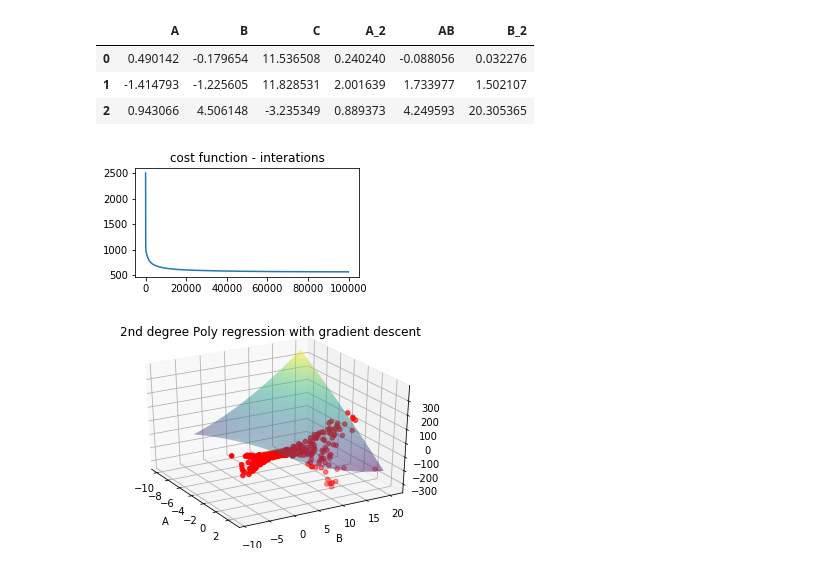
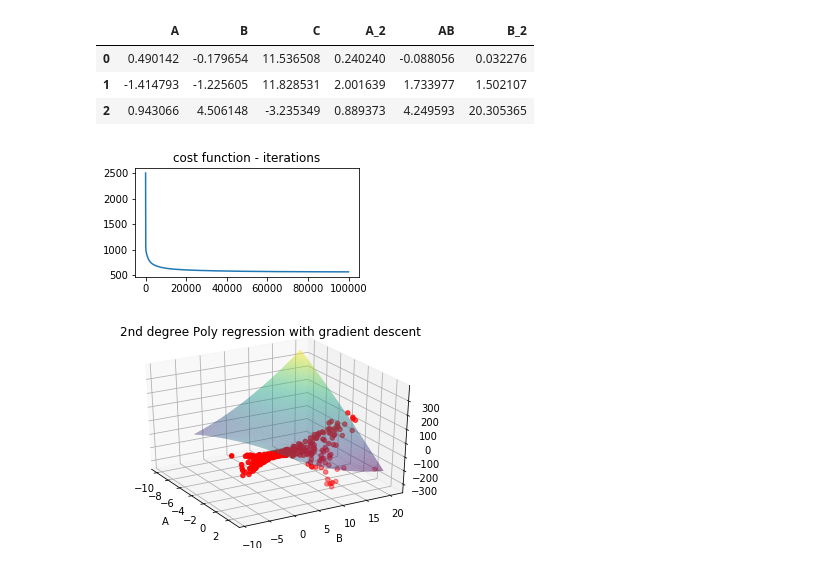
Before and after one commit to dayjang/Online_Test_M, a Jupyter notebook: moloco_q2.ipynb, the cells around one changed output. Drawn from its saved outputs; the diff is of its cells as text; code cells hidden in the pictures.

```diff
--- a/moloco_q2.ipynb
+++ b/moloco_q2.ipynb
@@ -195,35 +196,35 @@ theta = np.zeros([1,df_ori.shape[1]]).T
 alpha = 0.00005
 # number of interation
 iters = 100000
 # regulariation_ind : if we want to penalize the size of coef, put regulariation_index = True and set the lambda (alpha)
 
 #######################################################
 def cost_fun(X2,y2,theta2,lamb2):
     se = np.power((X2.dot(theta2)-y2),2)
     reg = lamb2*np.sum(np.square(theta2))
     return (np.sum(se)+reg)/(2 * len(X2))
 
 def regression(X,y,theta,iters,alpha,regulariation_ind,*lambdaa):
     if not regulariation_ind: # if we use just linear regression w/o regularization
         lamb = 0
     else: lamb = lambdaa[0]
     # gradient descent fitting process
     cost = np.zeros(iters)
     for i in range(iters):
         theta -= (alpha/len(X)) * (X.T@(X@theta - y) + lamb*theta)
         cost[i] = cost_fun(X,y,theta,lamb)
     return theta, cost
 
 
 
 Beta3, Cost3= regression(X_poly,y_poly,theta,iters,alpha,False)
 zs3 = Beta3[0][0] + xs*Beta3[1][0]  + ys*Beta3[2][0] + xs**2*Beta3[3][0] + xs*ys*Beta3[4][0]+ ys**2*Beta3[5][0]
 
 plt.figure(figsize=(4,2))
-plt.title('cost function - interations')
+plt.title('cost function - iterations')
 plt.plot(range(iters),Cost3);
 # %% [output]
-[figure, old version]
+[figure, new version]
 # %%
 %matplotlib inline
 mse2=np.mean((X_ori_poly@Beta3 - y_ori_poly)**2)
```
Also changed, not shown: parts of 4 cells of this notebook.
